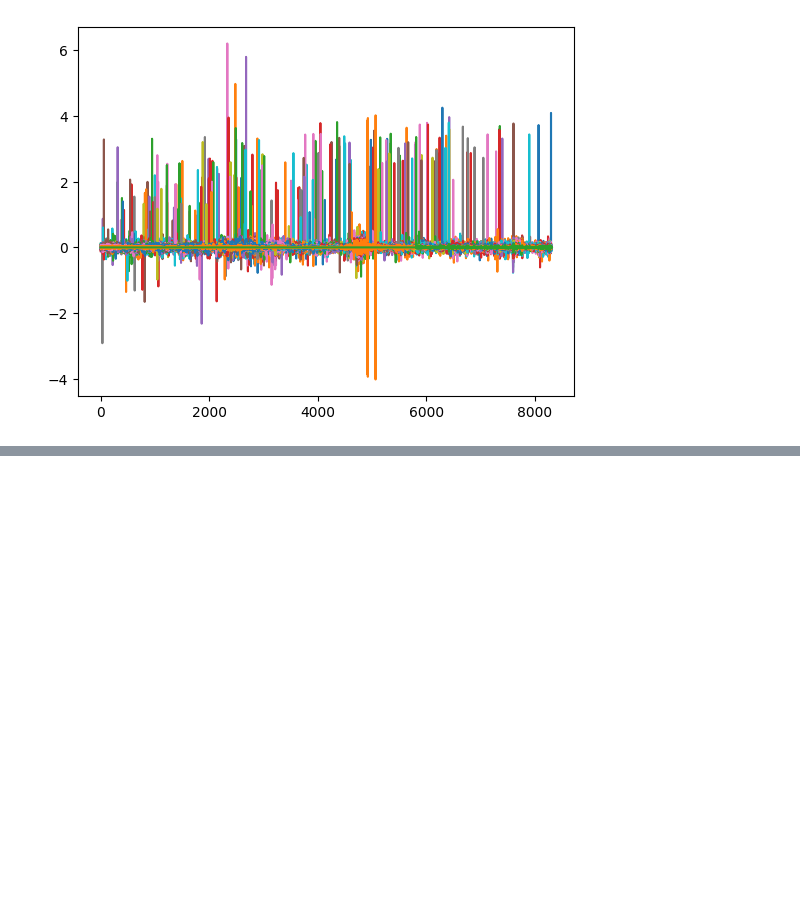
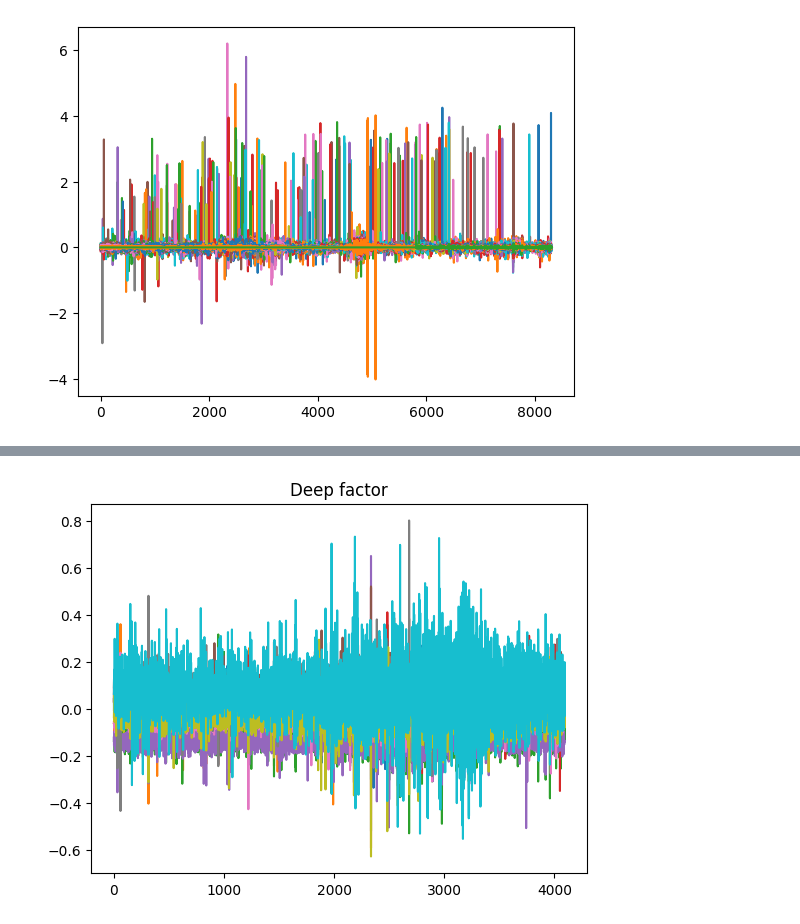
Before and after one commit to julianvanmeggelen/Thesis, a Jupyter notebook: Empirical/sp500.ipynb, the cells around one changed output, grey strips where cells are left out. Cells and saved outputs as stored; diff of their text form; code cells hidden in the pictures; blank space fills up the shorter version.

```diff
--- a/Empirical/sp500.ipynb
+++ b/Empirical/sp500.ipynb
@@ -87,0 +105,4 @@ tensor([[0., 0., 0.,  ..., 0., 1., 0.],
+# %%
+plot_factor_estimates(mod, y_train)
+# %% [output]
+[figure, added]
```
Also changed, not shown: parts of 10 cells of this notebook, 46 other files.
